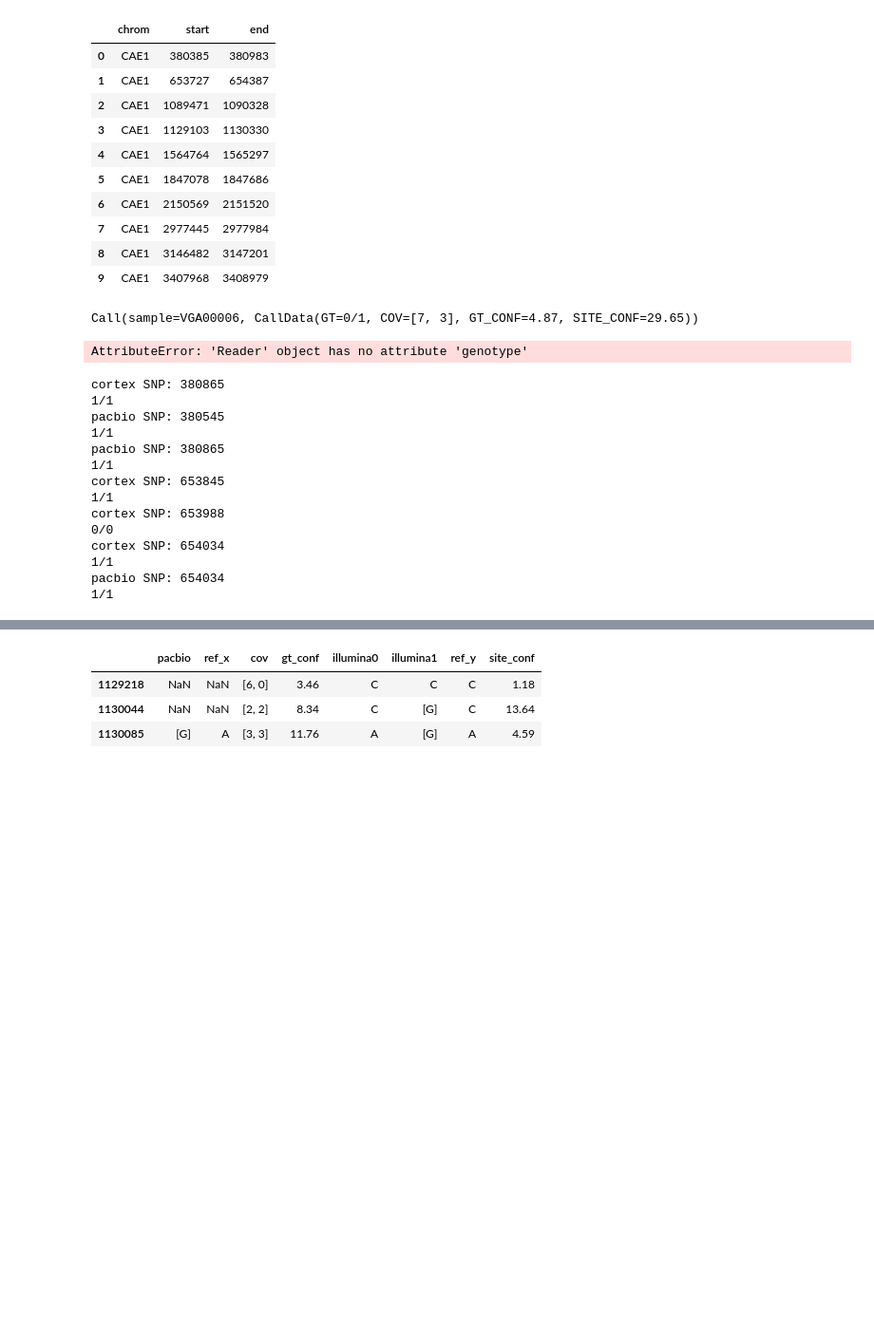
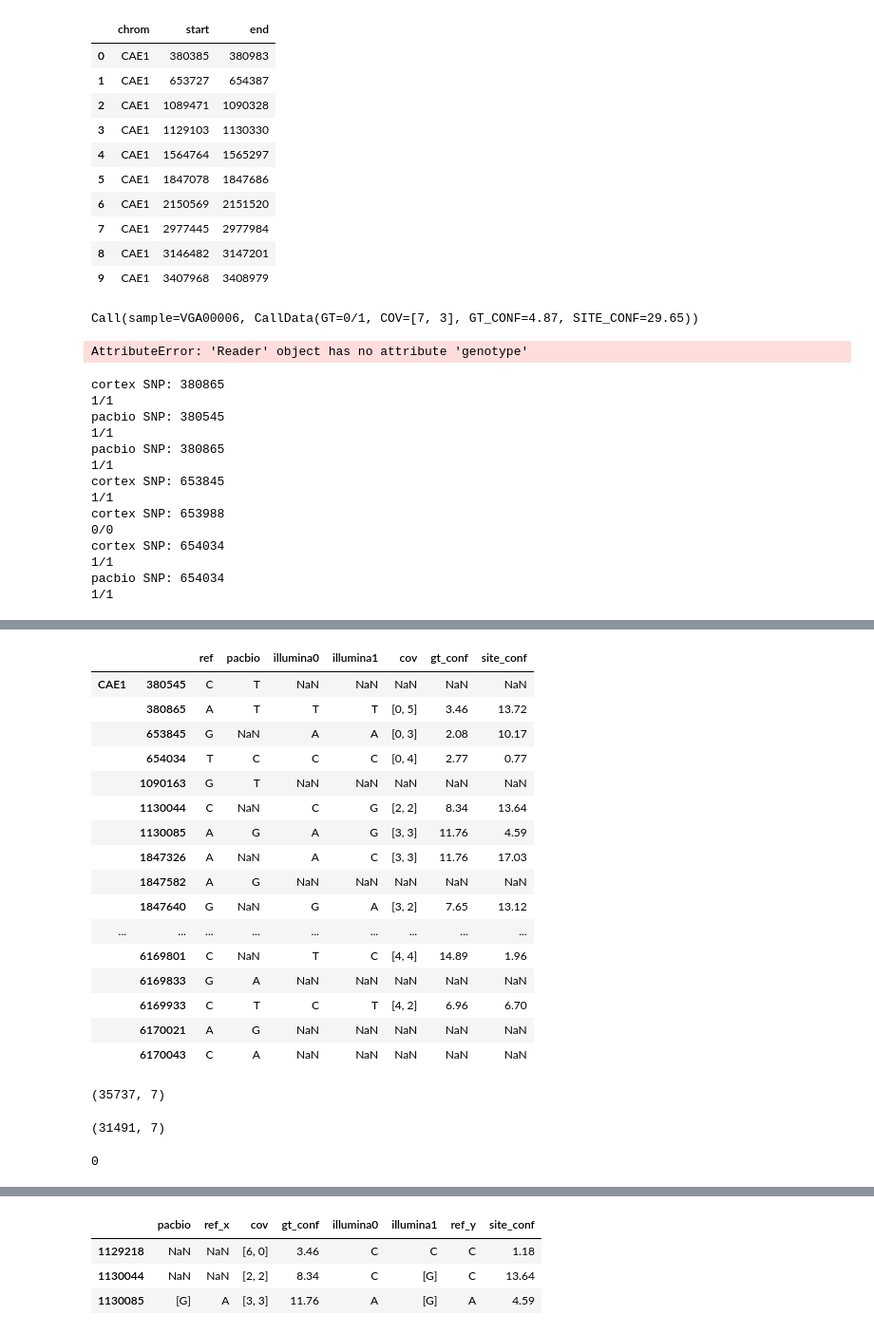
Before and after one commit to peterdfields/hs_vervet, a Jupyter notebook: notebooks/error_check_cortex_african_sabaeus.ipynb, the cells around one changed output, grey strips where cells are left out. Shown: that part at 95% size. Drawn from its saved outputs; the diff is of its cells as text; code cells hidden in the pictures; blank space fills up the shorter version.

```diff
--- a/notebooks/error_check_cortex_african_sabaeus.ipynb
+++ b/notebooks/error_check_cortex_african_sabaeus.ipynb
@@ -92,17 +93,28 @@ def snp_compare_df(chrom,start,end,ucla_id):
         #    print record.genotype(ucla_id)
         ref_allele = ref[chrom][pos-1:pos-1+snv_len]
         if record.REF != ref_allele:
-            raise Exception(\
-                 "ref allele in reference and in the VCF don't agree, they are "+ref_allele+" and "+record.REF+" respectively")
+            print "context of ref allele (at center):", ref[chrom][pos-3:pos-1+snv_len+2]
+            print record
+            print chrom, record.POS, record.REF, record.ALT
+            print record.genotype(ucla_id)
+            #raise Exception(\
+            #     "ref allele in reference and in the VCF don't agree, they are "+ref_allele+" and "+record.REF+" respectively")
         # alleles = (ref,gt0,gt1)
         alleles = [ref_allele]
         for i in [0,2]:
             if gt is None:
                 h='N'
             elif gt[i]=='0':
-                h=record.REF
+                h=''.join(record.REF)
             elif gt[i]=='1':
-                h=record.ALT
+                try:
+                    h = "".join(record.ALT[0].sequence)
+                except:
+                    print record.ALT,type(record.ALT),record.ALT[0],type(record.ALT[0]),record.ALT[0].__dict__
+                    raise
+            elif int(gt[i])>=2:
+                h = 'N'
+                print chrom,record.POS, gt[i], "alleles, set to N"
             else:
                 h=gt[i]
             alleles.append(h)
@@ -117,7 +129,7 @@ def snp_compare_df(chrom,start,end,ucla_id):
         index.append(pos)
         ref0, gt0, gt1 = get_alleles(record)
         if gt0 != gt1:
-            print record.POS,record.REF,record.ALT,record.genotype(ucla_id)
+            #print chrom, record.POS,record.REF,record.ALT,record.genotype(ucla_id)
             #raise Exception("SNP {0} in pacbio data is heterozygous. This can't be, comes from a single read.".format(pos))
             gt0 = 'het'
         allele.append(gt0)
@@ -159,5 +171,5 @@ def snp_compare_df(chrom,start,end,ucla_id):
     df['ref'] = ref_allele
     m_index=pd.MultiIndex.from_arrays([[chrom]*len(df.index),df.index.values])
     df.index=m_index
-    return pacbio_df,cortex_df,df
+    return df
 # %%
@@ -196,0 +201,2 @@ Exception: ref allele in reference and in the VCF don't agree, they are T and A
+# %%
+df=df.reindex_axis(['ref','pacbio','illumina0','illumina1','cov','gt_conf','site_conf'], axis=1)
@@ -196,0 +221,34 @@ Exception: ref allele in reference and in the VCF don't agree, they are T and A
+# %%
+df.iloc[:50]
+# %% [output]
+|  |  | ref | pacbio | illumina0 | illumina1 | cov | gt_conf | site_conf |
+| CAE1 | 380545 | C | T | NaN | NaN | NaN | NaN | NaN |
+|  | 380865 | A | T | T | T | [0, 5] | 3.46 | 13.72 |
+|  | 653845 | G | NaN | A | A | [0, 3] | 2.08 | 10.17 |
+|  | 654034 | T | C | C | C | [0, 4] | 2.77 | 0.77 |
+|  | 1090163 | G | T | NaN | NaN | NaN | NaN | NaN |
+|  | 1130044 | C | NaN | C | G | [2, 2] | 8.34 | 13.64 |
+|  | 1130085 | A | G | A | G | [3, 3] | 11.76 | 4.59 |
+|  | 1847326 | A | NaN | A | C | [3, 3] | 11.76 | 17.03 |
+|  | 1847582 | A | G | NaN | NaN | NaN | NaN | NaN |
+|  | 1847640 | G | NaN | G | A | [3, 2] | 7.65 | 13.12 |
+| ... | ... | ... | ... | ... | ... | ... | ... | ... |
+|  | 6169801 | C | NaN | T | C | [4, 4] | 14.89 | 1.96 |
+|  | 6169833 | G | A | NaN | NaN | NaN | NaN | NaN |
+|  | 6169933 | C | T | C | T | [4, 2] | 6.96 | 6.70 |
+|  | 6170021 | A | G | NaN | NaN | NaN | NaN | NaN |
+|  | 6170043 | C | A | NaN | NaN | NaN | NaN | NaN |
+# %%
+print df.shape
+# %% [output]
+(35737, 7)
+# %%
+#remove pacbio heterozygotes (these come from strange ultra-high coverage regions, they should be treated upstream!)
+df = df[df['pacbio']!='het']
+print df.shape
+# %% [output]
+(31491, 7)
+# %%
+(df['illumina1'].map(nanlen)>1).sum()
+# %% [output]
+0
```
Also changed, not shown: parts of 21 cells of this notebook.
